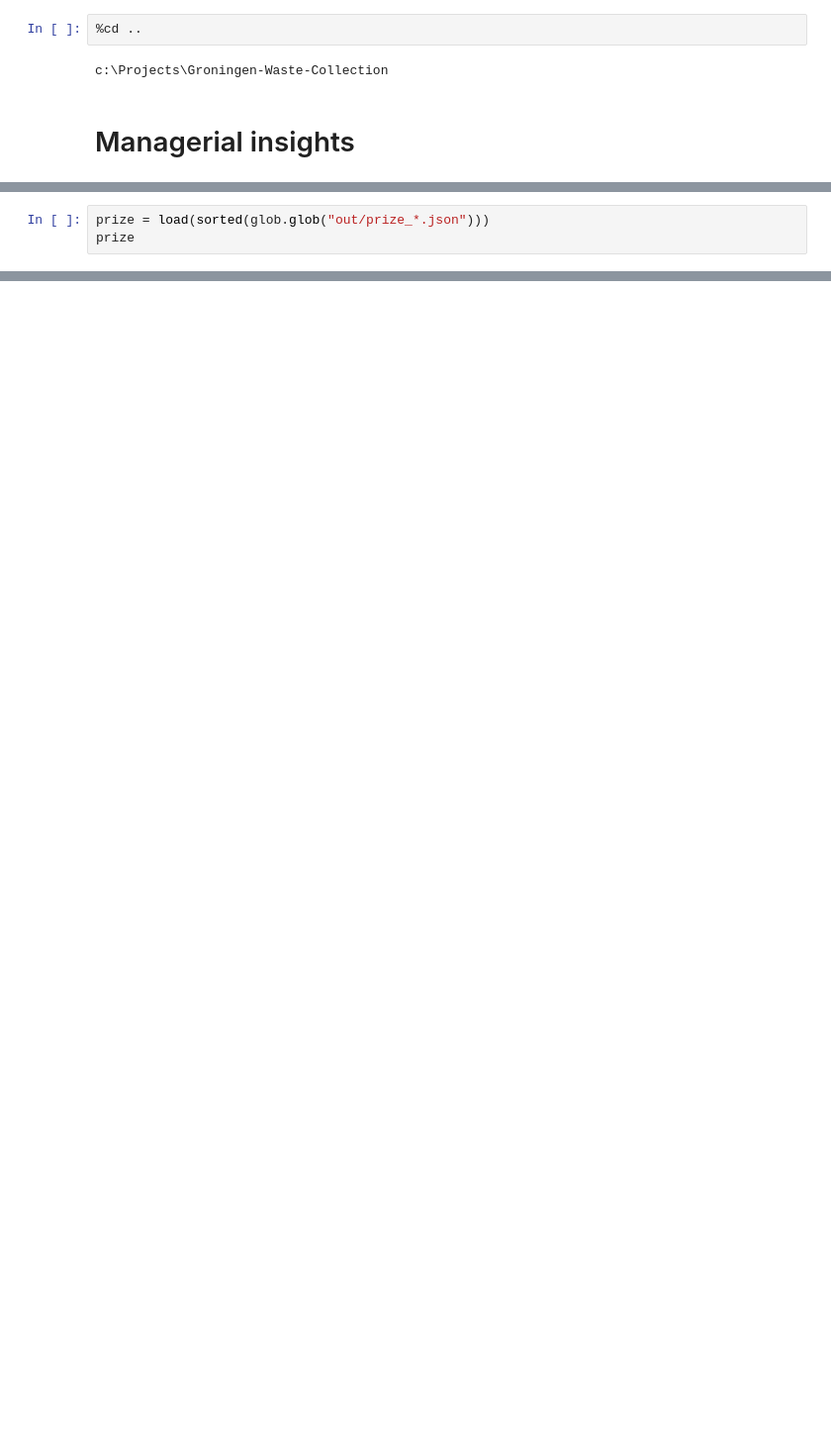
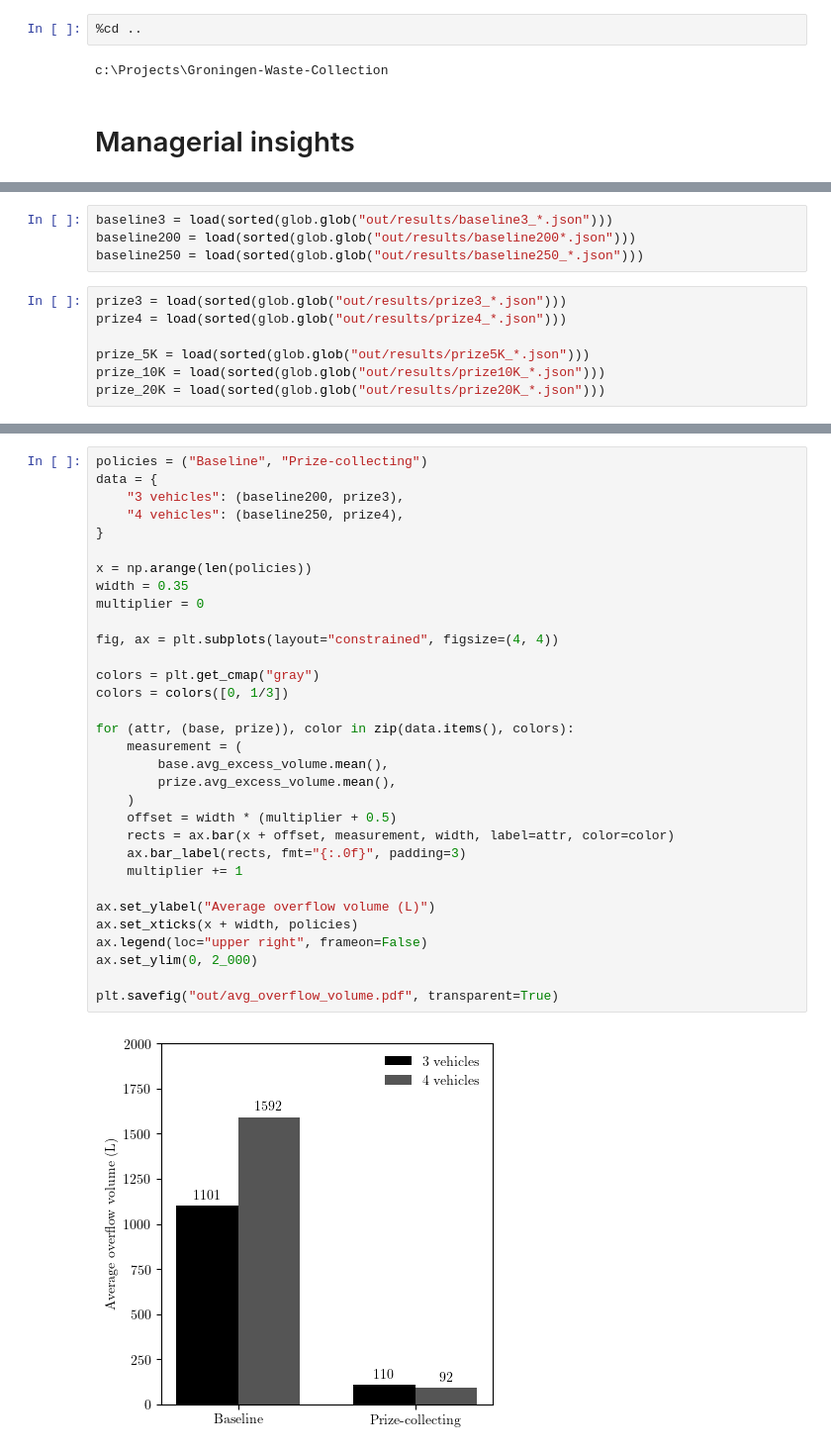
Before and after one commit to N-Wouda/Urban-Waste-Collection, a Jupyter notebook: notebooks/managerial_insights.ipynb, the cells around one changed output, grey strips where cells are left out. Shown at 99% size. Cells and saved outputs as stored; diff of their text form; blank space fills up the shorter version.

```diff
--- a/notebooks/managerial_insights.ipynb
+++ b/notebooks/managerial_insights.ipynb
@@ -58,3 +39,0 @@ baseline
-# %%
-prize = load(sorted(glob.glob("out/prize_*.json")))
-prize
@@ -72,0 +166,11 @@ prize
+# %%
+baseline3 = load(sorted(glob.glob("out/results/baseline3_*.json")))
+baseline200 = load(sorted(glob.glob("out/results/baseline200*.json")))
+baseline250 = load(sorted(glob.glob("out/results/baseline250_*.json")))
+# %%
+prize3 = load(sorted(glob.glob("out/results/prize3_*.json")))
+prize4 = load(sorted(glob.glob("out/results/prize4_*.json")))
+
+prize_5K = load(sorted(glob.glob("out/results/prize5K_*.json")))
+prize_10K = load(sorted(glob.glob("out/results/prize10K_*.json")))
+prize_20K = load(sorted(glob.glob("out/results/prize20K_*.json")))
@@ -156,0 +379,34 @@ ax.set_ylabel("Average number of visited containers");
+# %%
+policies = ("Baseline", "Prize-collecting")
+data = {
+    "3 vehicles": (baseline200, prize3),
+    "4 vehicles": (baseline250, prize4),
+}
+
+x = np.arange(len(policies))
+width = 0.35
+multiplier = 0
+
+fig, ax = plt.subplots(layout="constrained", figsize=(4, 4))
+
+colors = plt.get_cmap("gray")
+colors = colors([0, 1/3])
+
+for (attr, (base, prize)), color in zip(data.items(), colors):
+    measurement = (
+        base.avg_excess_volume.mean(),
+        prize.avg_excess_volume.mean(),
+    )
+    offset = width * (multiplier + 0.5)
+    rects = ax.bar(x + offset, measurement, width, label=attr, color=color)
+    ax.bar_label(rects, fmt="{:.0f}", padding=3)
+    multiplier += 1
+
+ax.set_ylabel("Average overflow volume (L)")
+ax.set_xticks(x + width, policies)
+ax.legend(loc="upper right", frameon=False)
+ax.set_ylim(0, 2_000)
+
+plt.savefig("out/avg_overflow_volume.pdf", transparent=True)
+# %% [output]
+[figure, added]
```
Also changed, not shown: parts of 29 cells of this notebook.
